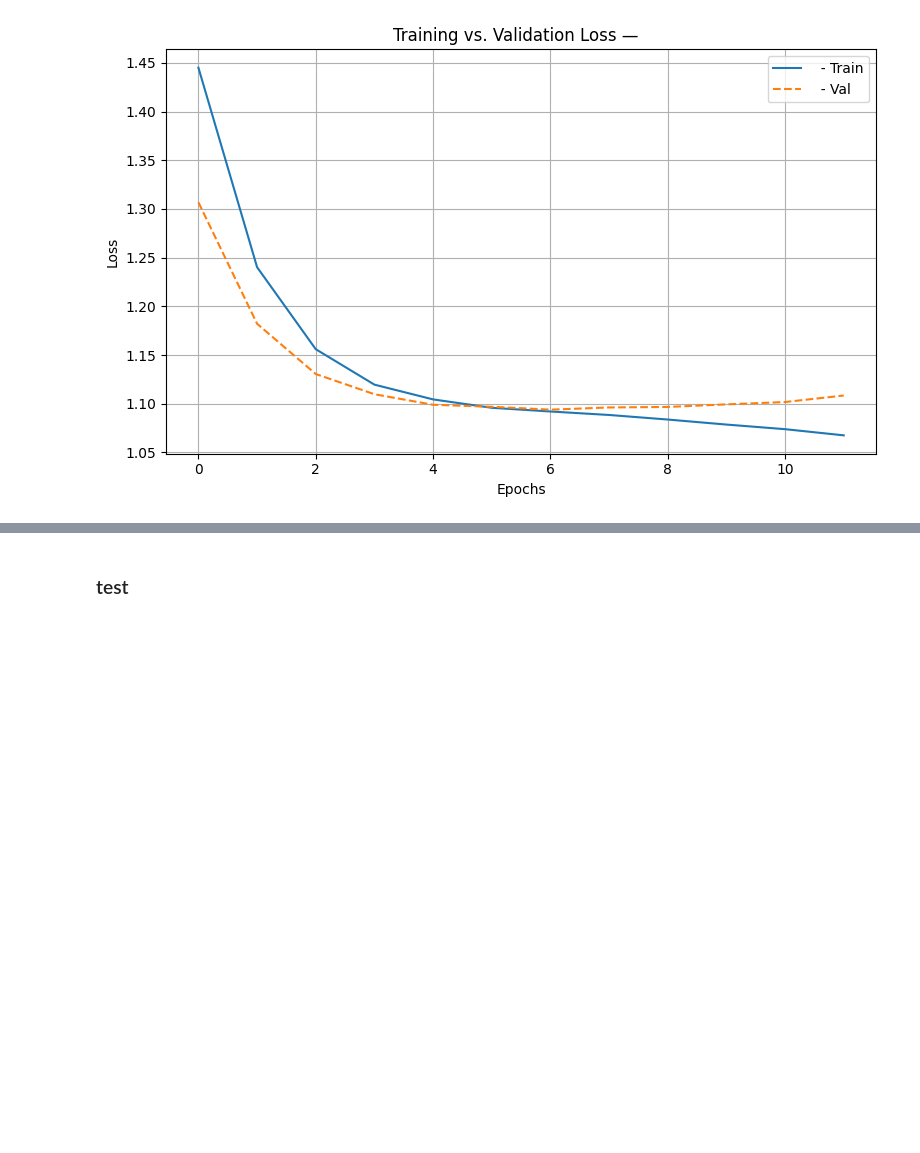
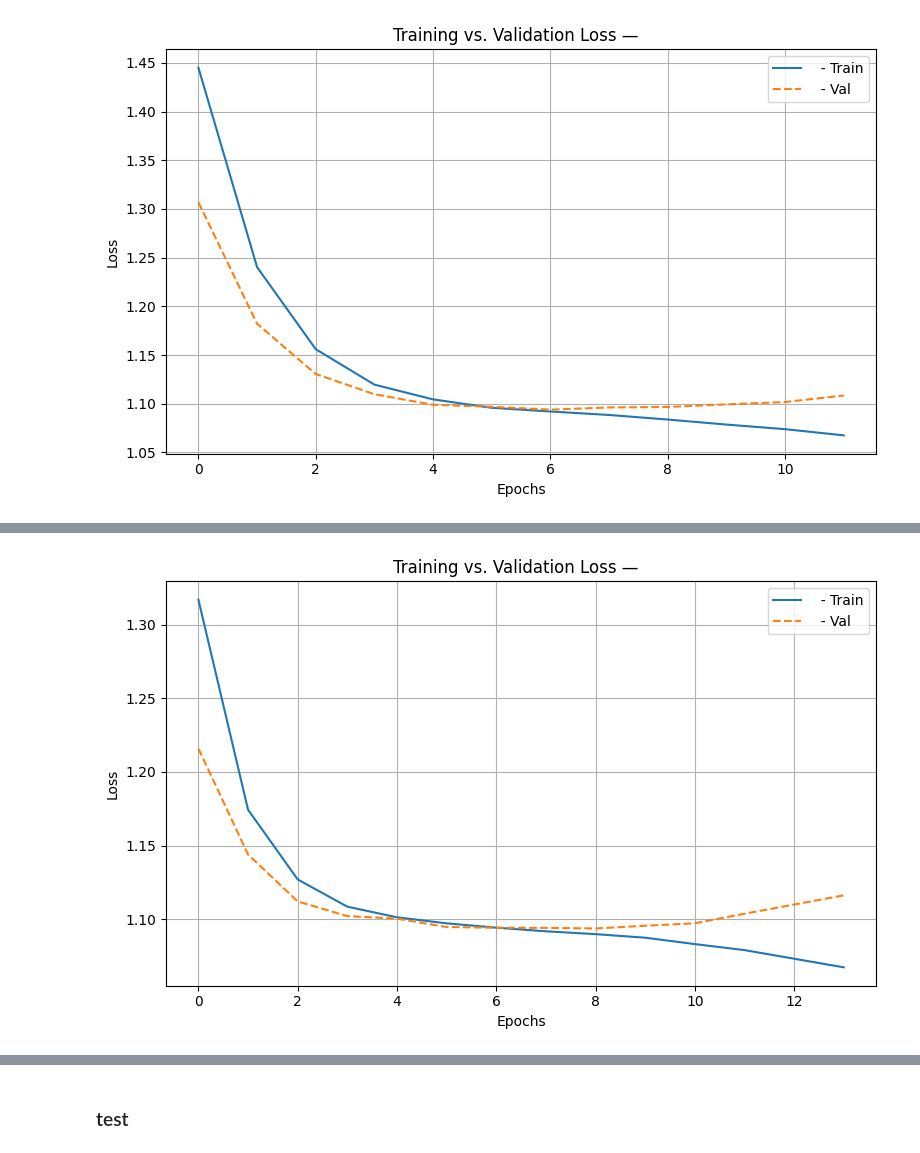
Before and after one commit to staerkjoe/NLP_Final, a Jupyter notebook: LSTM_BiLSTM.ipynb, the cells around one changed output, grey strips where cells are left out. Saved outputs shown, nothing was run; the diff lists cells and outputs as text; code cells hidden in the pictures; blank space fills up the shorter version.

Commit message:
improved model and evaluation

```diff
--- a/LSTM_BiLSTM.ipynb
+++ b/LSTM_BiLSTM.ipynb
@@ -1097,3 +1097,20 @@ Epoch 12/30
 plot_individual_loss(history14, " ")
 # %% [output]
 [figure]
+# %%
+model15 = model_bilstm_trainable_optimized(
+    embedding_layer=embedding_glove_trainable,
+    dropout=0.675,
+    lstm_units=16,
+    dense_units=32,
+    l2_reg=0.01
+)
+
+history15 = model15.fit(
+    X_train, y_train,
+    epochs=30,
+    batch_size=64,
+    validation_split=0.2,
+    callbacks=[early_stop],
+    verbose=1
+)
@@ -1099,0 +1135,5 @@ plot_individual_loss(history14, " ")
+# %%
+#plot
+plot_individual_loss(history15, " ")
+# %% [output]
+[figure, added]
```
Also changed, not shown: parts of 5 cells of this notebook, 1 other file.
